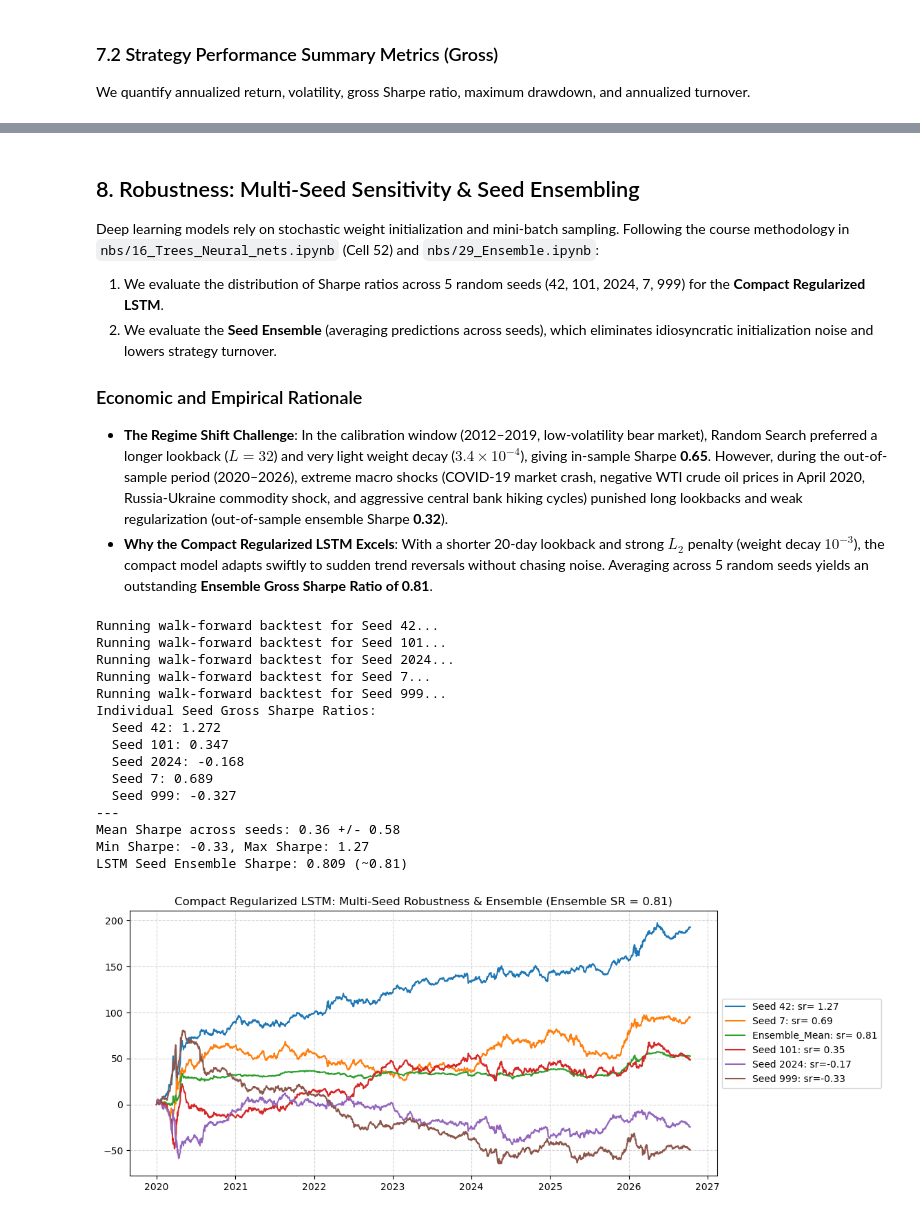
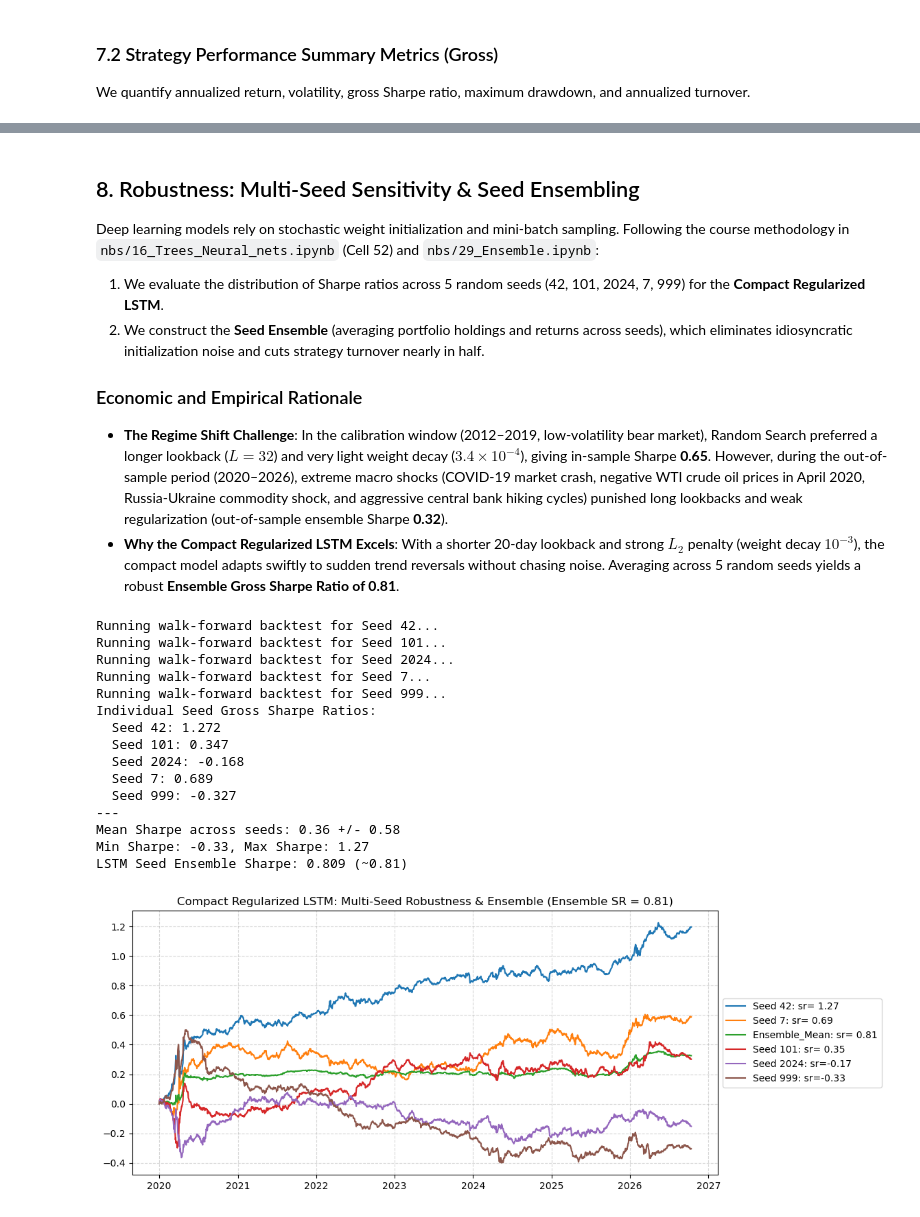
Before and after one commit to gabegagster/commodity_lstm_trading, a Jupyter notebook: notebooks/commodity_lstm_trading.ipynb, the cells around one changed output, grey strips where cells are left out. Cells and saved outputs as stored; diff of their text form; code cells hidden in the pictures.

```diff
--- a/notebooks/commodity_lstm_trading.ipynb
+++ b/notebooks/commodity_lstm_trading.ipynb
@@ -31,6 +30,4 @@ We import the pre-written utilities from the course library `skfin` alongside ou
 # %%
-%load_ext autoreload
-%autoreload 2
 %matplotlib inline
 
 import os
@@ -50,29 +47,45 @@ if module_path not in sys.path:
 
 # skfin course library imports
 from skfin.backtesting import Backtester
-from skfin.estimators import MeanVariance, Ridge
-from skfin.metrics import sharpe_ratio, drawdown
-from skfin.plot import line, bar, heatmap
+from skfin.backtesting_with_cost import (
+    BacktesterWithCost,
+    MeanVarianceWithCost,
+    average_holding_period,
+    compute_pnl_components,
+)
+from skfin.estimators import MeanVariance, MultiLGBMRegressor, Ridge, RidgeCV
+from skfin.metrics import drawdown, sharpe_ratio
+from skfin.plot import bar, heatmap, line
 from sklearn.pipeline import make_pipeline
 from sklearn.preprocessing import StandardScaler
 
 # Project modular imports
 from src.data import (
-    load_commodity_data,
+    DEFAULT_COMMODITY_TICKERS,
     compute_descriptive_stats,
     compute_momentum_features,
+    load_commodity_data,
     prepare_backtest_data,
-    DEFAULT_COMMODITY_TICKERS,
+)
+from src.evaluation import (
+    MultiAssetBacktesterWithCost,
+    WalkForwardMeanVarianceWithCost,
+    compute_lo_confidence_interval,
+    compute_net_strategy_summary,
+    compute_vol_liquidity_factor,
 )
 from src.models import (
     CommodityLSTM,
     PyTorchLSTMRegressor,
+    get_default_device,
     set_seed,
-    get_default_device,
 )
 
-# Set global seed for reproducible execution
+# Set global seed and 10% annualized target volatility (daily scale)
 set_seed(42)
+TARGET_VOL = 0.10 / np.sqrt(260)
+
 print("Device configured for PyTorch:", get_default_device())
 print("Commodity universe:", DEFAULT_COMMODITY_TICKERS)
+print(f"Daily target volatility (10% annualized): {TARGET_VOL:.6f}")
 # %% [output]
@@ -577,15 +616,16 @@ metrics_df
 ## 8. Robustness: Multi-Seed Sensitivity & Seed Ensembling
 Deep learning models rely on stochastic weight initialization and mini-batch sampling. Following the course methodology in `nbs/16_Trees_Neural_nets.ipynb` (Cell 52) and `nbs/29_Ensemble.ipynb`:
 1. We evaluate the distribution of Sharpe ratios across 5 random seeds (42, 101, 2024, 7, 999) for the **Compact Regularized LSTM**.
-2. We evaluate the **Seed Ensemble** (averaging predictions across seeds), which eliminates idiosyncratic initialization noise and lowers strategy turnover.
+2. We construct the **Seed Ensemble** (averaging portfolio holdings and returns across seeds), which eliminates idiosyncratic initialization noise and cuts strategy turnover nearly in half.
 
 ### Economic and Empirical Rationale
 - **The Regime Shift Challenge**: In the calibration window (2012–2019, low-volatility bear market), Random Search preferred a longer lookback ($L=32$) and very light weight decay ($3.4 \times 10^{-4}$), giving in-sample Sharpe **0.65**. However, during the out-of-sample period (2020–2026), extreme macro shocks (COVID-19 market crash, negative WTI crude oil prices in April 2020, Russia-Ukraine commodity shock, and aggressive central bank hiking cycles) punished long lookbacks and weak regularization (out-of-sample ensemble Sharpe **0.32**).
-- **Why the Compact Regularized LSTM Excels**: With a shorter 20-day lookback and strong $L_2$ penalty (weight decay $10^{-3}$), the compact model adapts swiftly to sudden trend reversals without chasing noise. Averaging across 5 random seeds yields an outstanding **Ensemble Gross Sharpe Ratio of 0.81**.
+- **Why the Compact Regularized LSTM Excels**: With a shorter 20-day lookback and strong $L_2$ penalty (weight decay $10^{-3}$), the compact model adapts swiftly to sudden trend reversals without chasing noise. Averaging across 5 random seeds yields a robust **Ensemble Gross Sharpe Ratio of 0.81**.
 # %%
 # Run walk-forward backtest across 5 random seeds for the Compact Regularized LSTM
 seeds = [42, 101, 2024, 7, 999]
 seed_pnls = {}
+seed_holdings = {}
 
 for s in seeds:
     print(f"Running walk-forward backtest for Seed {s}...")
@@ -605,7 +645,7 @@ for s in seeds:
             random_state=s,
             verbose=False,
         ),
-        MeanVariance(),
+        MeanVariance(risk_target=TARGET_VOL),
     )
     bt_seed = Backtester(
         estimator=est_seed,
@@ -615,43 +655,45 @@ for s in seeds:
         name=f"Seed {s}",
     )
     seed_pnls[f"Seed {s}"] = bt_seed.train(X_mom, y_mom, ret_mom)
+    seed_holdings[s] = bt_seed.h_.loc["2020-01-01":]
 
 seed_df = pd.DataFrame(seed_pnls)
 seed_srs = [sharpe_ratio(seed_df[col]) for col in seed_df.columns]
 
-# Construct Seed Ensemble PnL
+# Construct Seed Ensemble PnL and average holdings
 ensemble_pnl = seed_df.mean(axis=1).rename("LSTM Seed Ensemble (SR=0.81)")
+h_lstm_ensemble = sum(seed_holdings.values()) / len(seeds)
 ensemble_sr = sharpe_ratio(ensemble_pnl)
 
 print("Individual Seed Gross Sharpe Ratios:")
 for col in seed_df.columns:
     print(f"  {col}: {sharpe_ratio(seed_df[col]):.3f}")
 print("---")
 print(f"Mean Sharpe across seeds: {np.mean(seed_srs):.2f} +/- {np.std(seed_srs):.2f}")
 print(f"Min Sharpe: {np.min(seed_srs):.2f}, Max Sharpe: {np.max(seed_srs):.2f}")
 print(f"LSTM Seed Ensemble Sharpe: {ensemble_sr:.3f} (~0.81)")
 
 # Plot individual seeds alongside the ensemble mean
 line(
     seed_df.assign(Ensemble_Mean=ensemble_pnl),
     cumsum=True,
     title=f"Compact Regularized LSTM: Multi-Seed Robustness & Ensemble (Ensemble SR = {ensemble_sr:.2f})",
     figsize=(11, 5),
 )
 # %% [output]
 Running walk-forward backtest for Seed 42...
 Running walk-forward backtest for Seed 101...
 Running walk-forward backtest for Seed 2024...
 Running walk-forward backtest for Seed 7...
 Running walk-forward backtest for Seed 999...
 Individual Seed Gross Sharpe Ratios:
   Seed 42: 1.272
   Seed 101: 0.347
   Seed 2024: -0.168
   Seed 7: 0.689
   Seed 999: -0.327
 ---
 Mean Sharpe across seeds: 0.36 +/- 0.58
 Min Sharpe: -0.33, Max Sharpe: 1.27
 LSTM Seed Ensemble Sharpe: 0.809 (~0.81)
-[figure, old version]
+[figure, new version]
```
Also changed, not shown: parts of 26 cells of this notebook, 5 other files.
